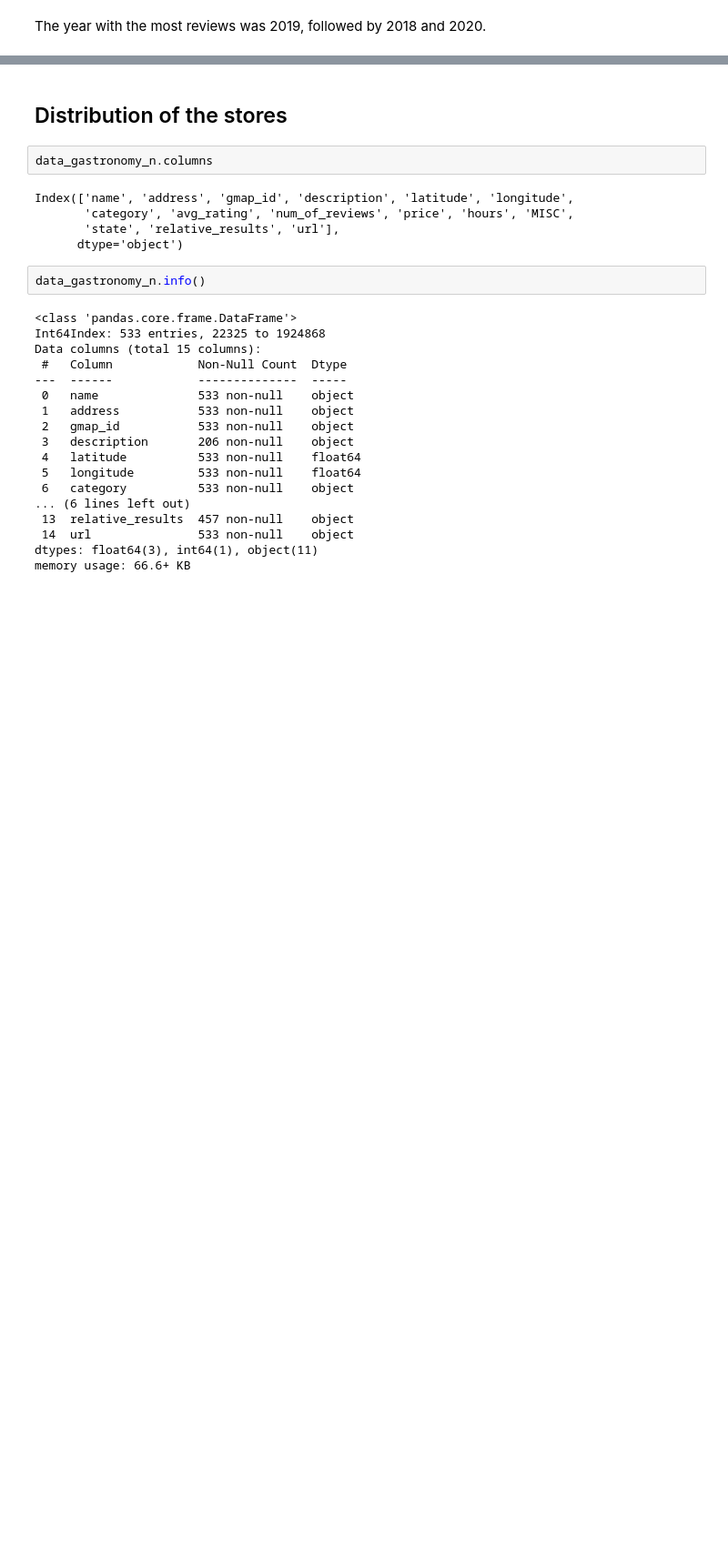
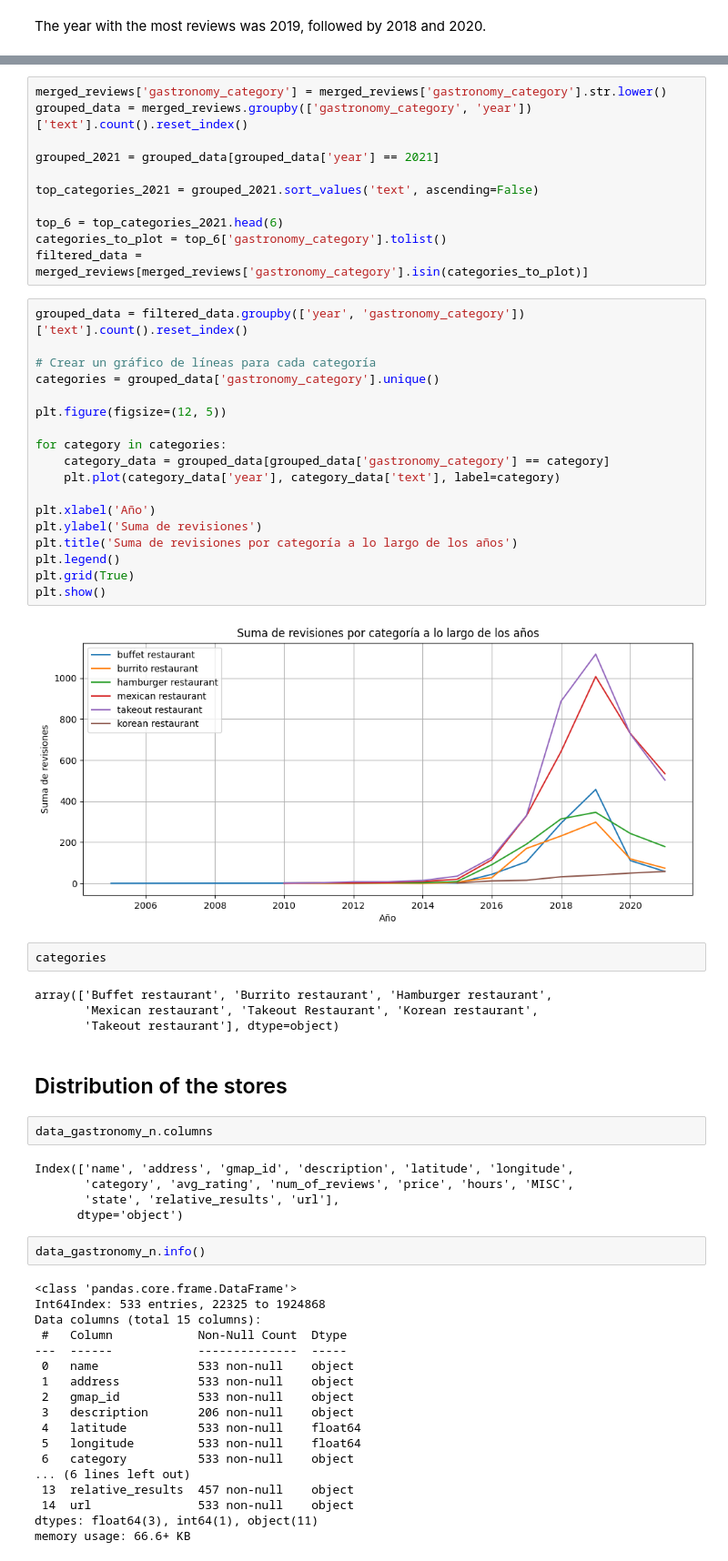
Before and after one commit to volpo/PG_YELP_GOOGLE_MAPS, a Jupyter notebook: EDANevada.ipynb, the cells around one changed output, grey strips where cells are left out. Shown at 91% size. Saved outputs shown, nothing was run; the diff lists cells and outputs as text; blank space fills up the shorter version.

```diff
--- a/EDANevada.ipynb
+++ b/EDANevada.ipynb
@@ -644,3 +775,40 @@ The year with the most reviews was 2019, followed by 2018 and 2020.
+# %%
+merged_reviews['gastronomy_category'] = merged_reviews['gastronomy_category'].str.lower()
+grouped_data = merged_reviews.groupby(['gastronomy_category', 'year'])['text'].count().reset_index()
+
+grouped_2021 = grouped_data[grouped_data['year'] == 2021]
+
+top_categories_2021 = grouped_2021.sort_values('text', ascending=False)
+
+top_6 = top_categories_2021.head(6)
+categories_to_plot = top_6['gastronomy_category'].tolist()
+filtered_data = merged_reviews[merged_reviews['gastronomy_category'].isin(categories_to_plot)]
+# %%
+grouped_data = filtered_data.groupby(['year', 'gastronomy_category'])['text'].count().reset_index()
+
+# Crear un gráfico de líneas para cada categoría
+categories = grouped_data['gastronomy_category'].unique()
+
+plt.figure(figsize=(12, 5))
+
+for category in categories:
+    category_data = grouped_data[grouped_data['gastronomy_category'] == category]
+    plt.plot(category_data['year'], category_data['text'], label=category)
+
+plt.xlabel('Año')
+plt.ylabel('Suma de revisiones')
+plt.title('Suma de revisiones por categoría a lo largo de los años')
+plt.legend()
+plt.grid(True)
+plt.show()
+# %% [output]
+[figure, added]
+# %%
+categories
+# %% [output]
+array(['Buffet restaurant', 'Burrito restaurant', 'Hamburger restaurant',
+       'Mexican restaurant', 'Takeout Restaurant', 'Korean restaurant',
+       'Takeout restaurant'], dtype=object)
 # %% [markdown]
 ## Distribution of the stores
 # %%
```
Also changed, not shown: parts of 14 cells of this notebook.
